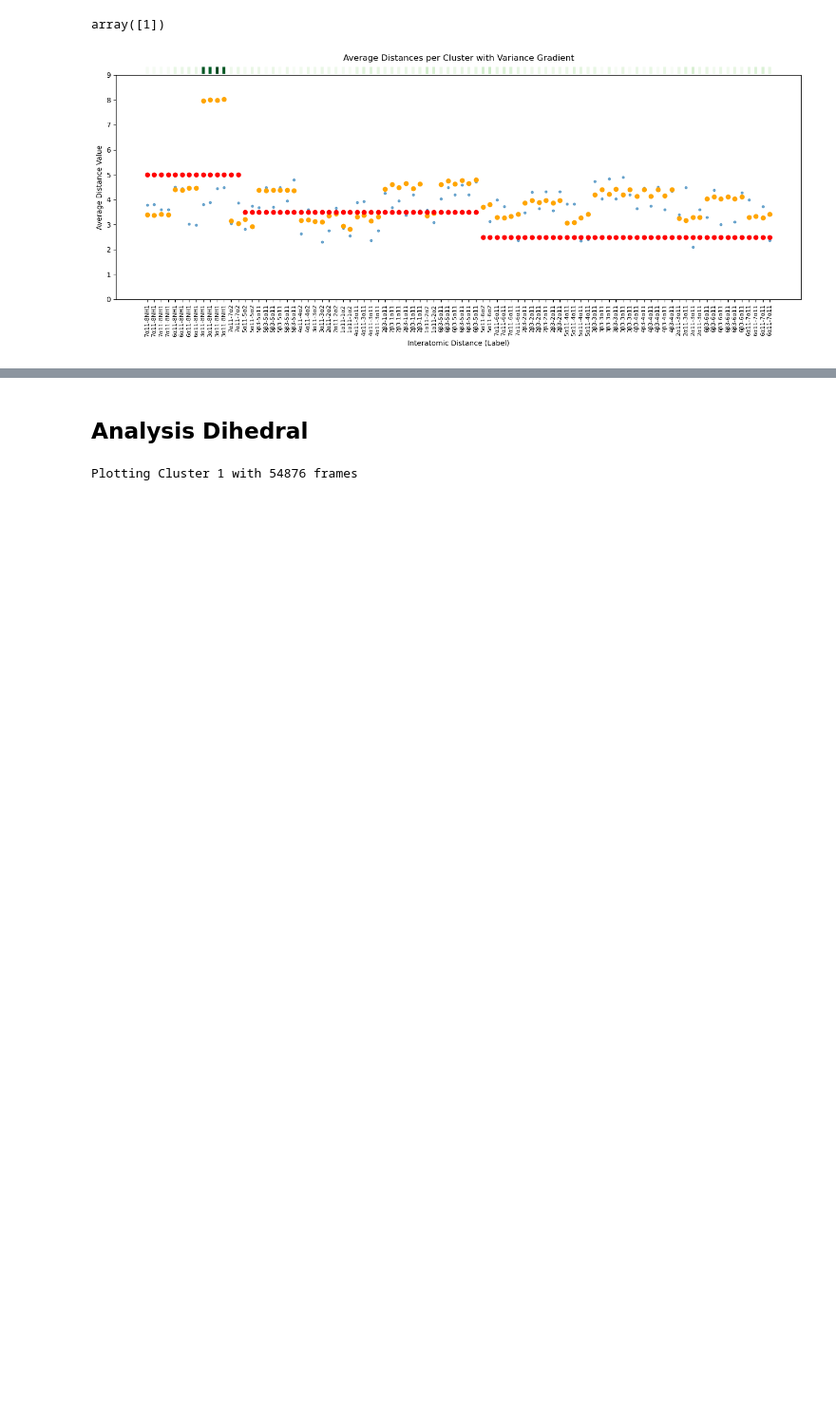
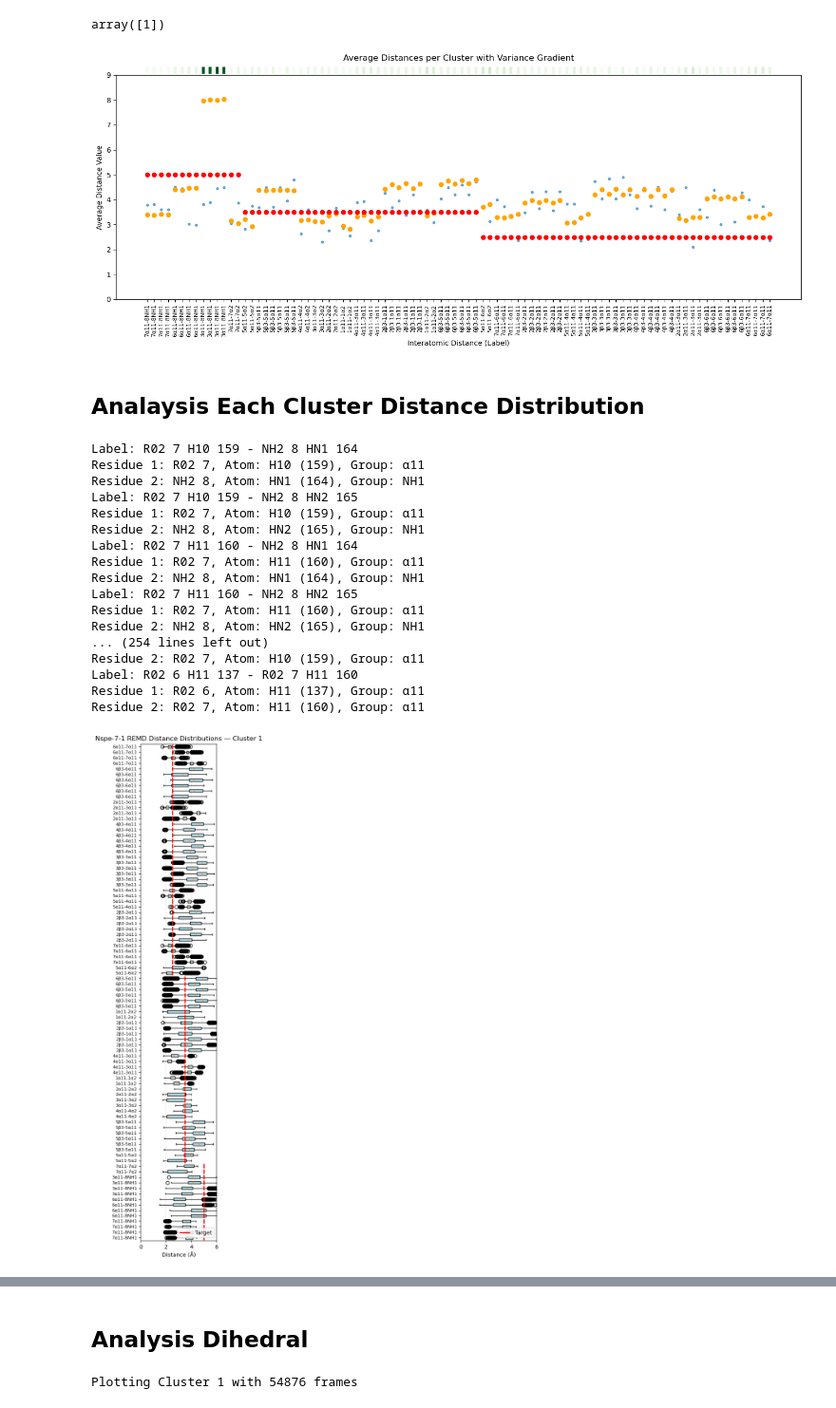
Before and after one commit to vvoelz/nspe-oligomers, a Jupyter notebook: peptoid/nspe_7_2/analysis/clustering_by_angle.ipynb, the cells around one changed output, grey strips where cells are left out. Shown at 95% size. Drawn from its saved outputs; the diff is of its cells as text; code cells hidden in the pictures; blank space fills up the shorter version.

Commit message:
update for nspe72

```diff
--- a/peptoid/nspe_7_2/analysis/clustering_by_angle.ipynb
+++ b/peptoid/nspe_7_2/analysis/clustering_by_angle.ipynb
@@ -535,3 +535,76 @@ plt.tight_layout()
 plt.show()
 # %% [output]
 [figure]
+# %% [markdown]
+## Analaysis Each Cluster Distance Distribution
+# %%
+human_interpretable_label = True
+grofile = "../nspe_7_2.amb2gmx/nspe_7_2_GMX.gro"
+
+for cluster_label, frame_indices in top_cluster.items():
+    targets = []
+    labels = []
+    all_dists = []
+
+    cluster_feat = feat_all[frame_indices]
+    dist_feat = cluster_feat[:, :90]
+
+    for i, (atom1, atom2, target) in enumerate(dist_res):
+        dist = dist_feat[:, i]
+        all_dists.append(dist)
+        targets.append(target)
+
+        atom1_pyemma = atom1 - 1
+        atom2_pyemma = atom2 - 1
+        feat = pyemma.coordinates.featurizer(grofile)
+        feat.add_distances([[atom1_pyemma, atom2_pyemma]])
+        label = feat.describe()[0]
+
+        if human_interpretable_label:
+            #labels.append(f"{i}: {translate_pyemma_label(label=label)}")
+            labels.append(f"{translate_pyemma_label(label=label)}")
+        else:
+            labels.append(label)
+
+    targets = np.array(targets)
+
+    plt.figure(figsize=(3, max(6, len(labels) * 0.15)))
+
+    # Boxplot: transpose the list of arrays into required format
+    bp = plt.boxplot(all_dists, vert=False, patch_artist=True, labels=labels)
+
+    # Custom styling for boxes
+    for box in bp['boxes']:
+        box.set(facecolor='lightblue')
+
+    # Add red target lines
+    for yi, ti in enumerate(targets, start=1):  # boxplot y starts at 1
+        plt.vlines(ti, yi - 0.4, yi + 0.4, colors='red', linestyles='-', linewidth=2, label='Target' if yi == 1 else "")
+
+    plt.yticks(fontsize=8)
+    plt.xlabel("Distance (Å)")
+    plt.title(f"Nspe-7-1 REMD Distance Distributions — Cluster {cluster_label}")
+    plt.xlim(0, 6)
+    plt.legend()
+    plt.grid(axis='x', linestyle='--', linewidth=0.5, alpha=0.7)
+    plt.tight_layout()
+    plt.show()
+# %% [output]
+Label: R02 7 H10 159 - NH2 8 HN1 164
+Residue 1: R02 7, Atom: H10 (159), Group: α11
+Residue 2: NH2 8, Atom: HN1 (164), Group: NH1
+Label: R02 7 H10 159 - NH2 8 HN2 165
+Residue 1: R02 7, Atom: H10 (159), Group: α11
+Residue 2: NH2 8, Atom: HN2 (165), Group: NH1
+Label: R02 7 H11 160 - NH2 8 HN1 164
+Residue 1: R02 7, Atom: H11 (160), Group: α11
+Residue 2: NH2 8, Atom: HN1 (164), Group: NH1
+Label: R02 7 H11 160 - NH2 8 HN2 165
+Residue 1: R02 7, Atom: H11 (160), Group: α11
+Residue 2: NH2 8, Atom: HN2 (165), Group: NH1
+... (254 lines left out)
+Residue 2: R02 7, Atom: H10 (159), Group: α11
+Label: R02 6 H11 137 - R02 7 H11 160
+Residue 1: R02 6, Atom: H11 (137), Group: α11
+Residue 2: R02 7, Atom: H11 (160), Group: α11
+[figure, added]
```
Also changed, not shown: parts of 9 cells of this notebook, 1 other file.
